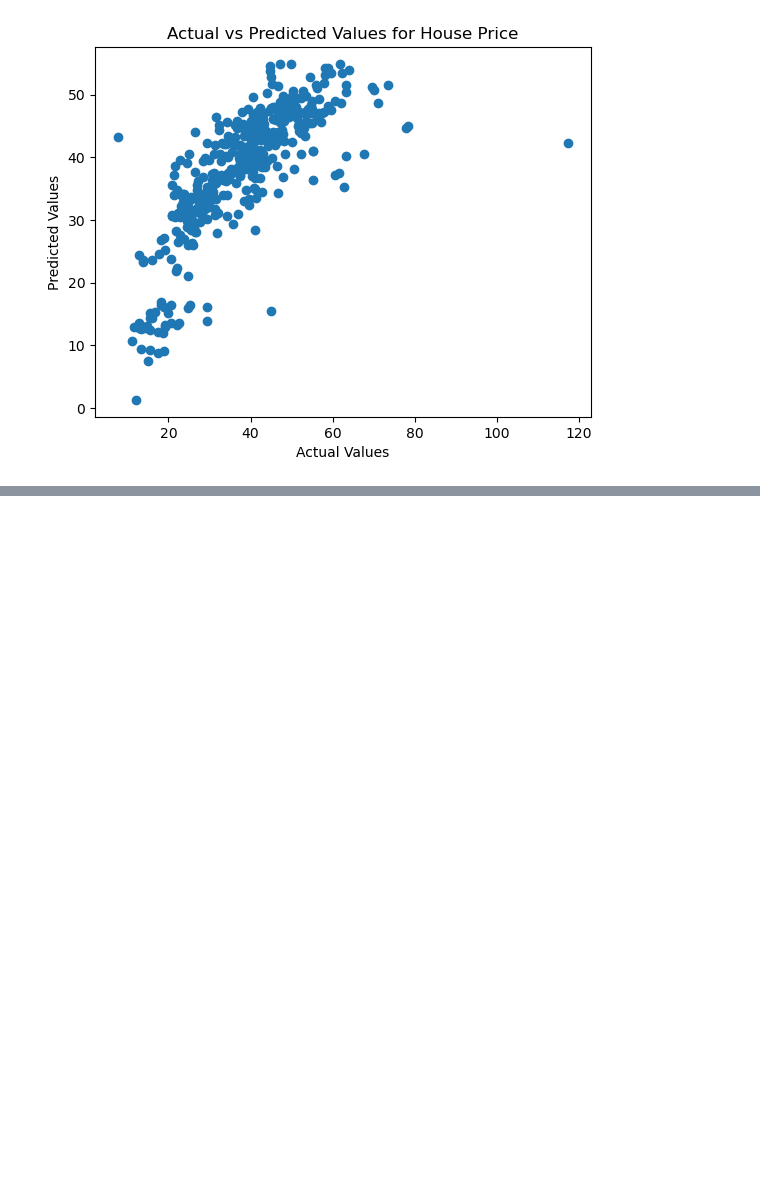
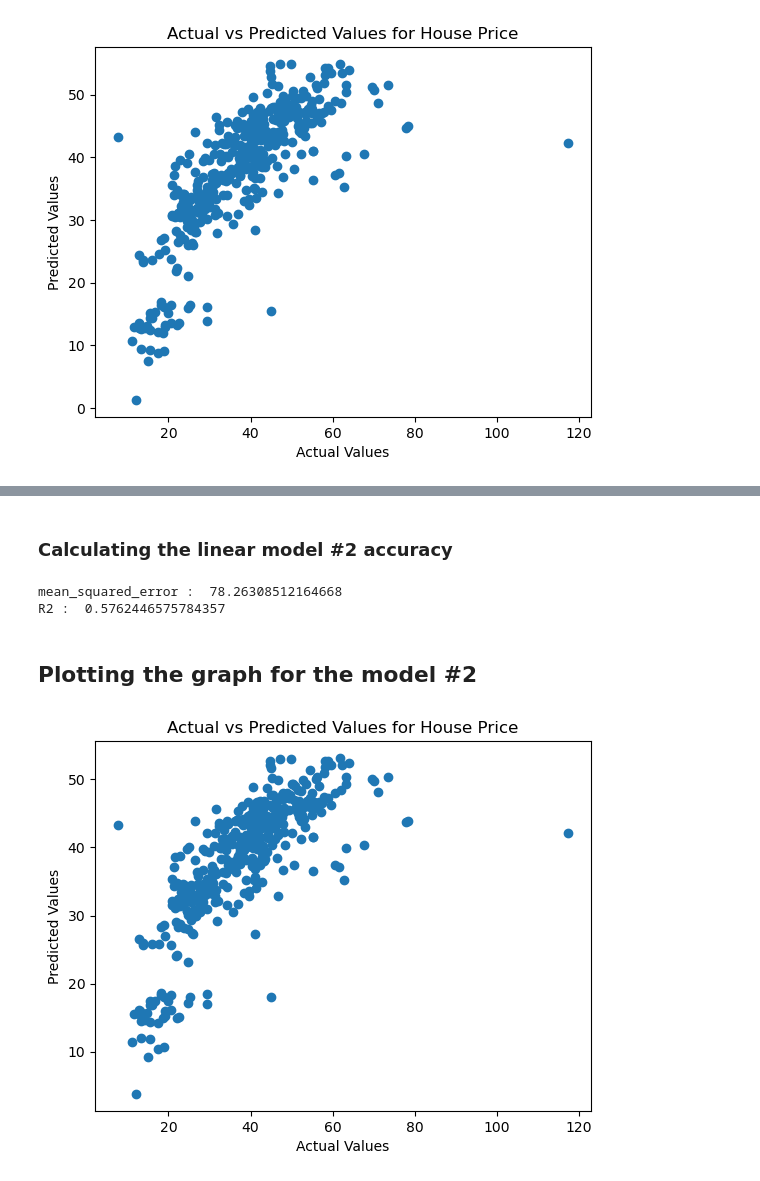
Before and after one commit to Shiroatama/Linear-Regression, a Jupyter notebook: multivariate_linear_regression.ipynb, the cells around one changed output, grey strips where cells are left out. Drawn from its saved outputs; the diff is of its cells as text; code cells hidden in the pictures; blank space fills up the shorter version.

Commit message:
Added new Linear Regression Model
Used SGDRegressor or Gradient Descent model from SKL.

```diff
--- a/multivariate_linear_regression.ipynb
+++ b/multivariate_linear_regression.ipynb
@@ -106,0 +110,6 @@ plt.show()
+# %%
+from sklearn.linear_model import SGDRegressor
+
+SGDModel = SGDRegressor(learning_rate="constant", max_iter=10000, tol=1e-3)
+x = df_data.drop('Y house price of unit area', axis=1)
+y = df_data['Y house price of unit area']
@@ -106,0 +118,5 @@ plt.show()
+# %%
+from sklearn.preprocessing import StandardScaler
+
+scaler = StandardScaler()
+x_scaled = scaler.fit_transform(x)
@@ -106,0 +125,13 @@ plt.show()
+# %%
+SGDModel.fit(x_scaled, y)
+
+# Print the intercept for the model
+# This is sort of a 'base guess' for the price of a house
+print("SGD Regressor Intercept : ", SGDModel.intercept_)
+
+# Print the coefficients for each dependent variable
+# You could say that for each 1 unit increase in a variable, house price increases or decreases according to the coefficient value
+print("SGD Regressor Coefficient : ", SGDModel.coef_)
+
+# Print the coefficients witht heir labels
+list(zip(features, SGDModel.coef_))
@@ -106,0 +147,20 @@ plt.show()
+# %% [markdown]
+### Calculating the linear model #2 accuracy ###
+# %%
+SGD_Predictions = SGDModel.predict(x_scaled)
+
+print("mean_squared_error : ", mean_squared_error(y, SGD_Predictions))
+print("R2 : ", r2_score(y, SGD_Predictions))
+# %% [output]
+mean_squared_error :  78.26308512164668
+R2 :  0.5762446575784357
+# %% [markdown]
+## Plotting the graph for the model #2 ##
+# %%
+plt.scatter(y, SGD_Predictions)
+plt.xlabel("Actual Values")
+plt.ylabel("Predicted Values")
+plt.title("Actual vs Predicted Values for House Price")
+plt.show()
+# %% [output]
+[figure, added]
```
Also changed, not shown: parts of 6 cells of this notebook, 1 other file.
